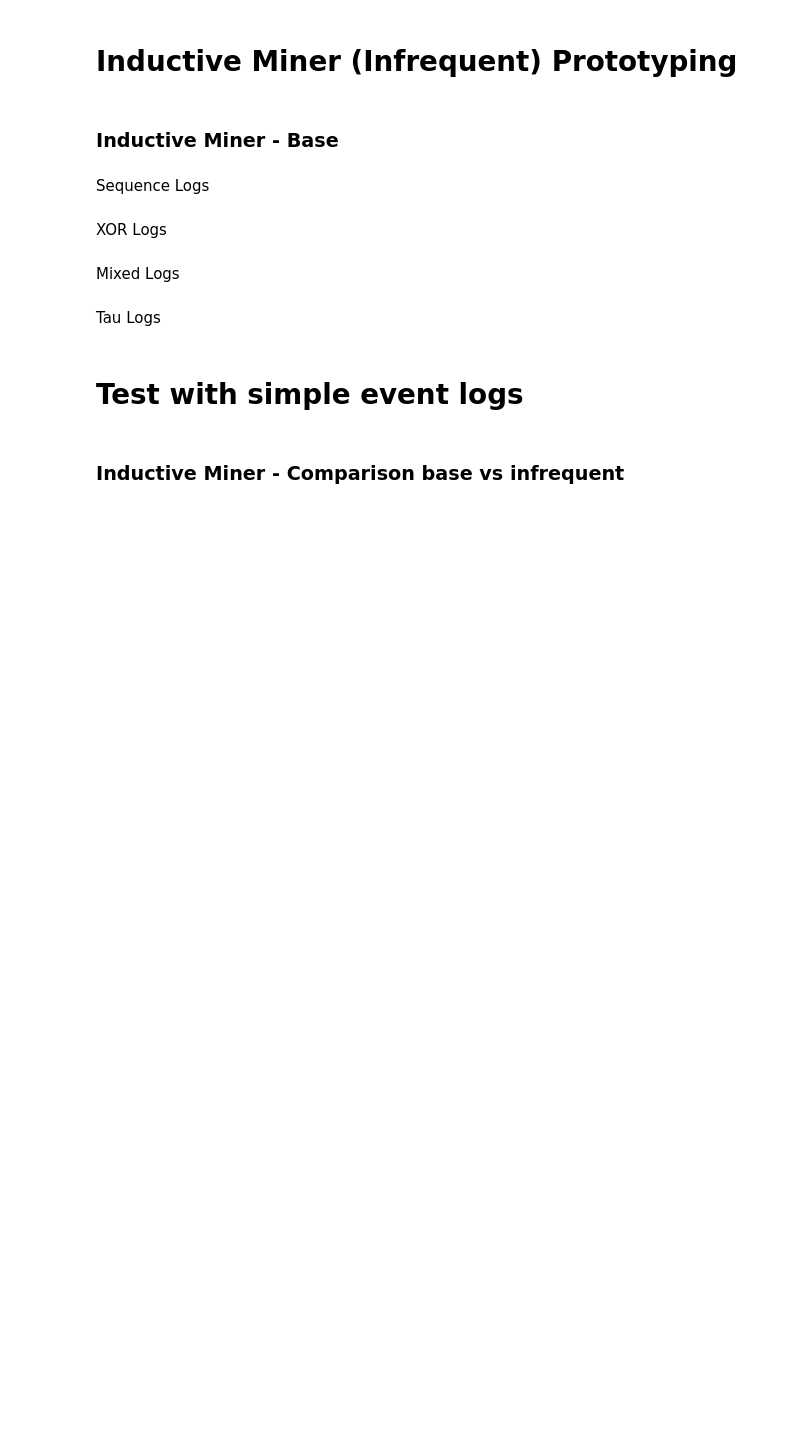
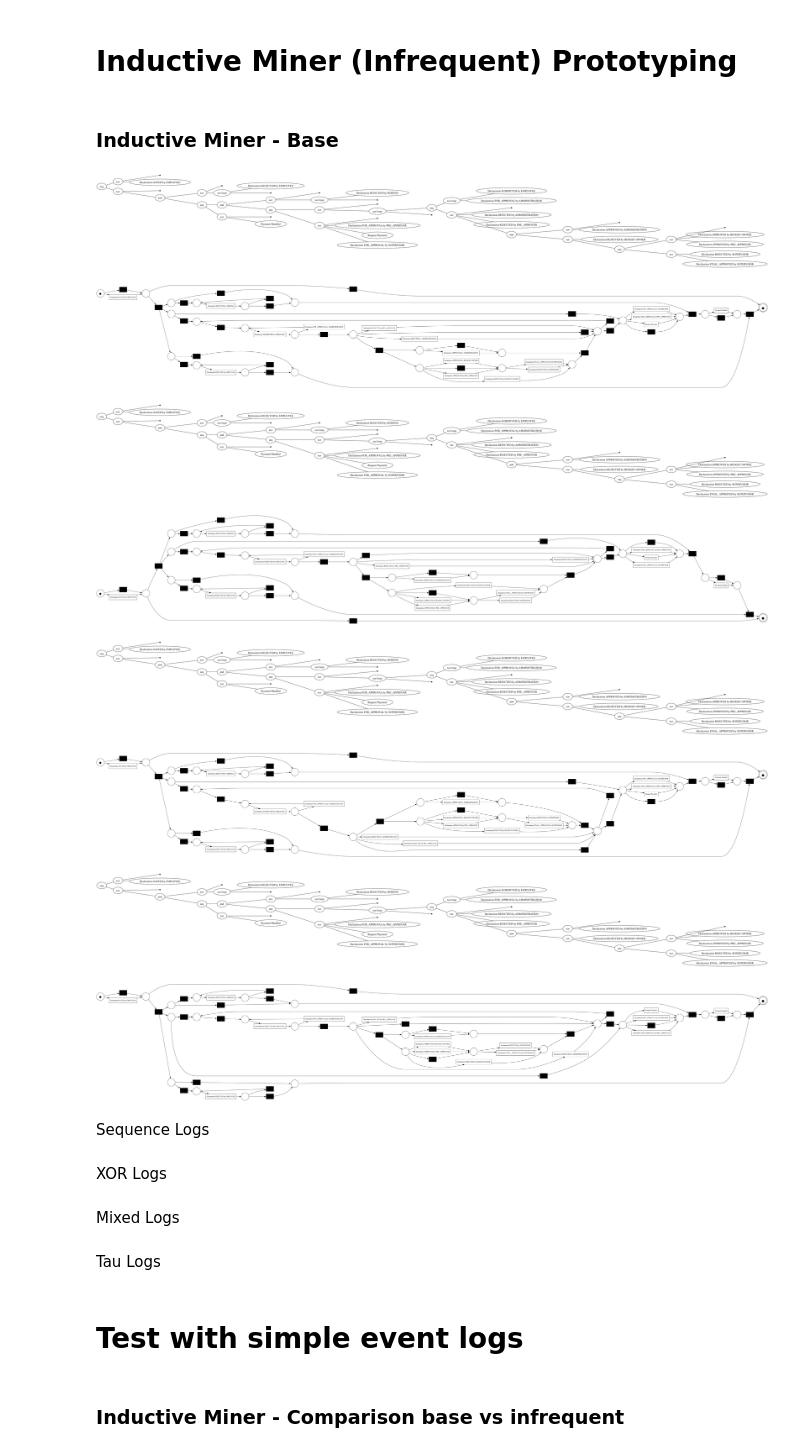
Before and after one commit to collinleiber/LMU_Master_Practical_SoSe24, a Jupyter notebook: practical/ProcessMining/group1/task3/IM_prototyping.ipynb, the cells around one changed output. Drawn from its saved outputs; the diff is of its cells as text; code cells hidden in the pictures; blank space fills up the shorter version.

Commit message:
experiment and rerun for new real log

```diff
--- a/practical/ProcessMining/group1/task3/IM_prototyping.ipynb
+++ b/practical/ProcessMining/group1/task3/IM_prototyping.ipynb
@@ -54,6 +58,58 @@ def run_infrequent(log, treshhold=0.3):
     miner = InductiveMinerInfrequent(log, treshhold)
     print("=== INDUCTIVE INFR ===")
     visualize_custom_miner(miner)
+# %%
+BASE = utils.SAMPLES_PATH
+
+def get_path(file):
+    return str(BASE / file)
+
+def get_logs(file_path):
+   return utils.import_csv(file_path)
+
+def custom_to_pm4py_log(log):
+    log = utils.event_log_to_pm4py_dataframe(log)
+    return log_converter.to_event_log.apply(log)
+
+def csv2event_logs(csv_file):
+    path = get_path(csv_file)
+    # print('file_path ======', path)
+    log = utils.import_csv(path)
+    event_log = log_converter.to_event_log.apply(log)
+    return event_log
+
+def get_viz_for_real_log(log):
+    event_log = csv2event_logs(log)
+    thresholds = [0.0, 0.25, 0.5, 0.75]
+
+    for threshold in thresholds:
+      # 使用 inductive miner infrequent 方法
+      parameters = {"noiseThreshold": threshold}
+      tree = inductive_miner.apply(event_log, parameters=parameters)
+
+      # 导出过程树为图像
+      gviz_tree = pt_visualizer.apply(tree)
+      pt_visualizer.view(gviz_tree)
+      pt_visualizer.save(gviz_tree, f'process_tree_threshold_{threshold}.png')
+
+      # 从过程树导出 Petri 网
+      net, initial_marking, final_marking = pt_converter.apply(tree)
+
+      # 导出 Petri 网为图像
+      gviz_pn = pn_visualizer.apply(net, initial_marking, final_marking)
+      pn_visualizer.view(gviz_pn)
+      pn_visualizer.save(gviz_pn, f'petrinet_threshold_{threshold}.png')
+# %%
+get_viz_for_real_log("DomesticDeclarations_cleansed.csv")
+# %% [output]
+[figure, added]
+[figure, added]
+[figure, added]
+[figure, added]
+[figure, added]
+[figure, added]
+[figure, added]
+[figure, added]
 # %% [markdown]
 Sequence Logs
 # %%
```
Also changed, not shown: parts of 1 cell of this notebook, 8 other files.
